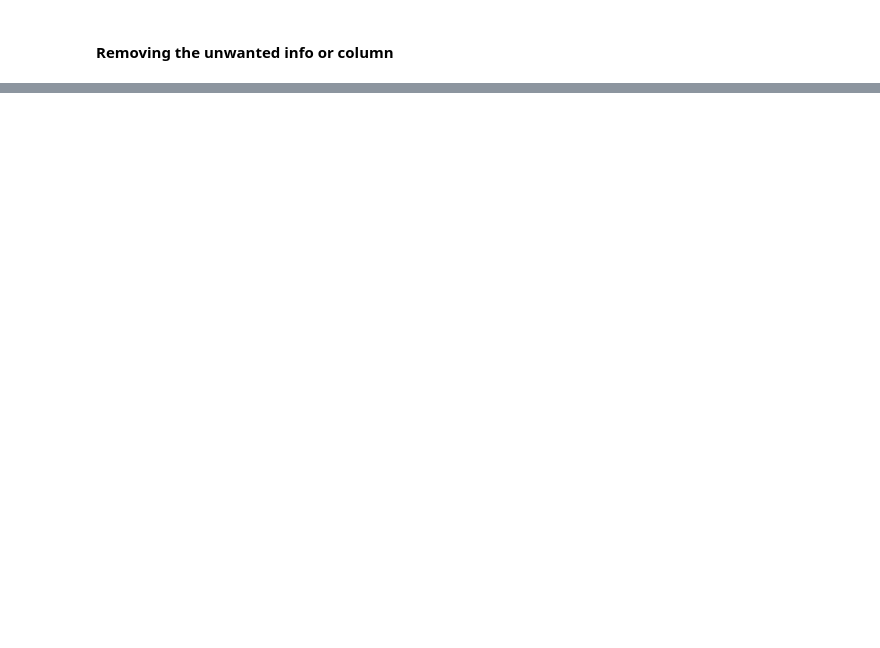
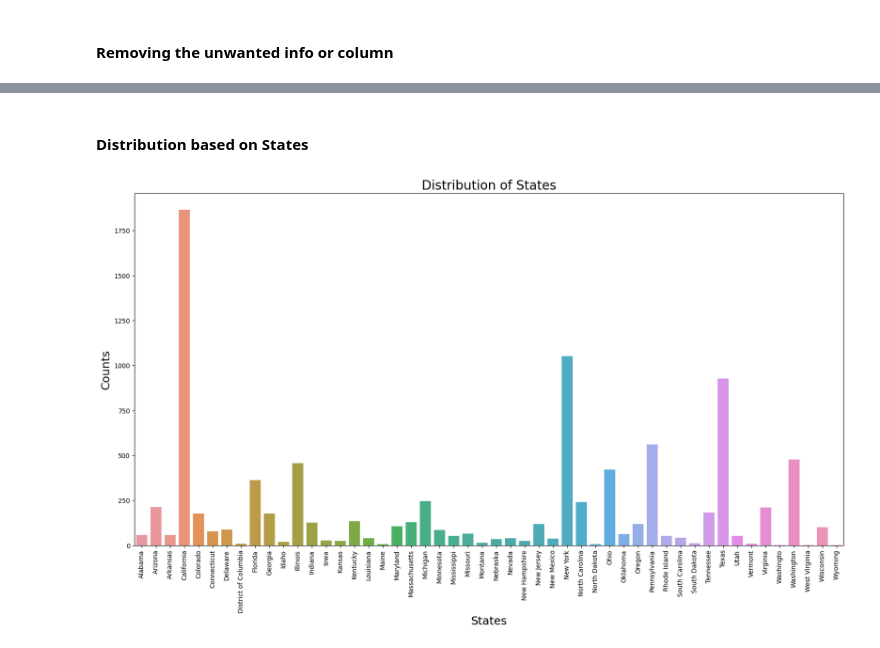
Before and after one commit to AnanthaTeja/Super_store_Data-Analysis, a Jupyter notebook: Super_Store_managment.ipynb, the cells around one changed output, grey strips where cells are left out. Drawn from its saved outputs; the diff is of its cells as text; code cells hidden in the pictures; blank space fills up the shorter version.

```diff
--- a/Super_Store_managment.ipynb
+++ b/Super_Store_managment.ipynb
@@ -133,0 +191,12 @@ d_frm.drop(columns='Postal Code',inplace=True)
+# %% [markdown]
+#### Distribution based on States
+# %%
+plt.figure(figsize=(20,10))
+sns.countplot(data=data,x=d_frm['State'].sort_values(ascending=True))
+plt.xticks(rotation=90)
+plt.xlabel('States',fontsize=18)
+plt.ylabel('Counts',fontsize=18)
+plt.title("Distribution of States",fontsize=20)
+plt.show()
+# %% [output]
+[figure, added]
```
Also changed, not shown: parts of 40 cells of this notebook.
